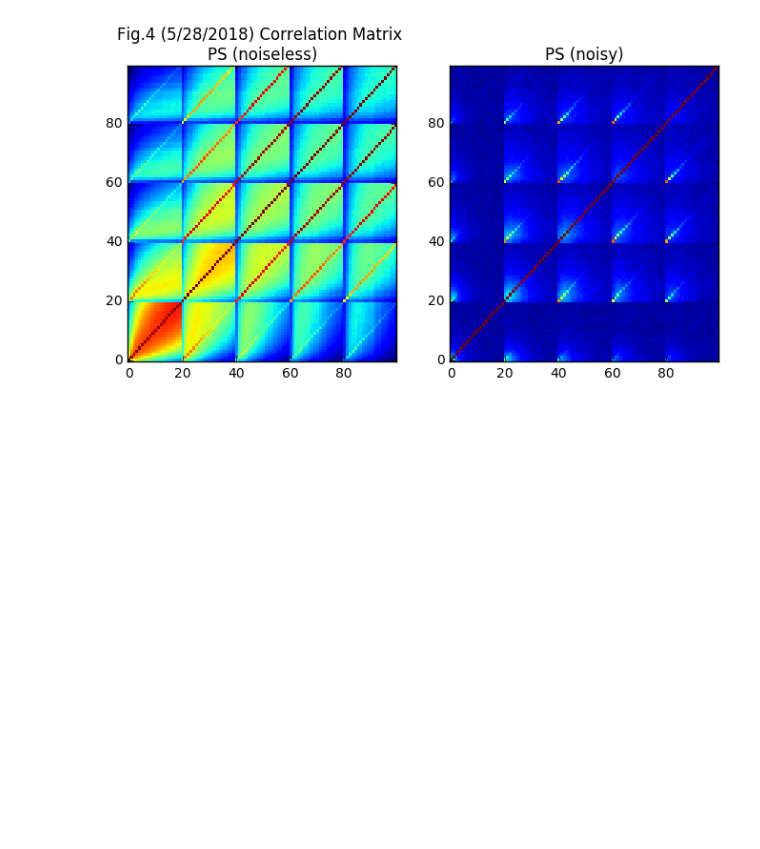
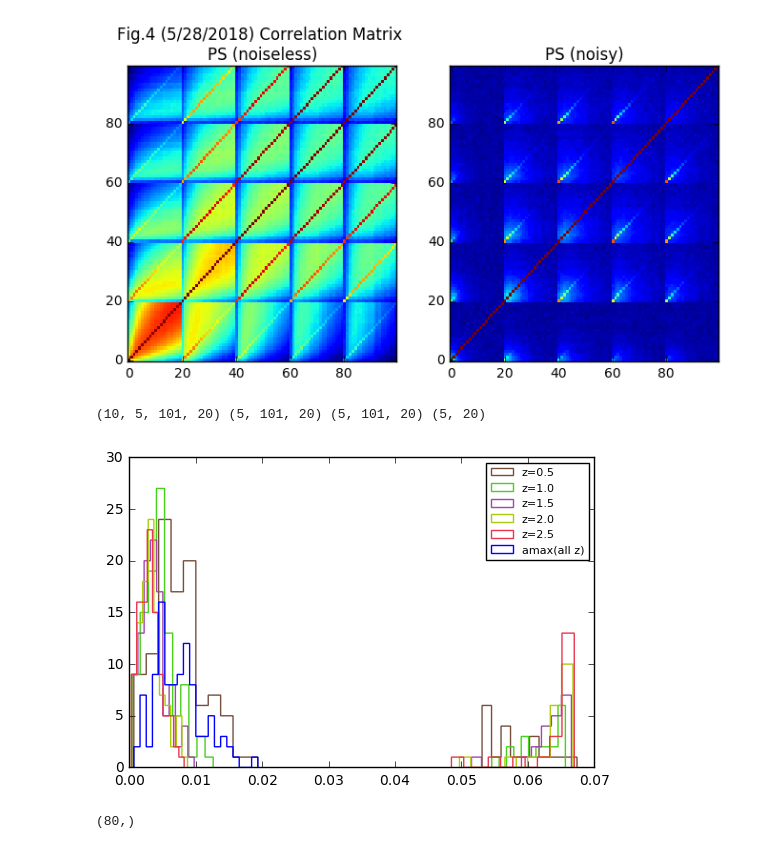
Before and after one commit to liuxx479/PDFs, a Jupyter notebook: test_10k.ipynb, the cells around one changed output. Drawn from its saved outputs; the diff is of its cells as text; code cells hidden in the pictures; blank space fills up the shorter version.

```diff
--- a/test_10k.ipynb
+++ b/test_10k.ipynb
@@ -65,7 +91,7 @@ show()
 # %%
 seed(45)
 f, axes = subplots (1, 2, figsize=(10,4))
-for i in range(5):
+for i in range(Nz):
     icolor=rand(3)
     axes[0].plot(kcenter_gal, pdf1dI[i,1],color=icolor,label='z=%s'%(z_arr[i]))
     axes[1].plot(kcenter_gal, pdf1dN[i,1],color=icolor,label='z=%s'%(z_arr[i]))
@@ -85,8 +111,8 @@ X, Y = meshgrid(kcenter_gal,kcenter_gal)
 seed(45)
 f, axes = subplots (1, 2, figsize=(10,5))
 k=0
-for i in range(5):
-    for j in range(i+1,5):
+for i in range(Nz):
+    for j in range(i+1,Nz):
         icolor=rand(3)
         ilev0=WLanalysis.findlevel(pdf2dI[i,1])
         ilev1=WLanalysis.findlevel(pdf2dN[i,1])
@@ -95,7 +121,7 @@ for i in range(5):
         k+=1
 seed(45)
 proxy=[plt.Rectangle((0,0),1,1,ec=None, fc=rand(3)) for _i_ in range(10)]
-ilabels=['z=(%.1f, %.1f)'%(z_arr[i],z_arr[j]) for i in range(5) for j in range(i+1,5)]
+ilabels=['z=(%.1f, %.1f)'%(z_arr[i],z_arr[j]) for i in range(Nz) for j in range(i+1,Nz)]
 axes[0].legend(proxy, ilabels,loc='best',fontsize=8,ncol=1)
 axes[0].set_title('Fig.3(5/28/2018) 2d PDF  \n noiseless(95% contour)')
 axes[1].set_title('noisy(95% contour)')
@@ -162,3 +209,25 @@ axes[1].set_title('PS (noisy)')
 show()
 # %% [output]
 [figure]
+# %%
+psI1k_std = std(psI1ks,axis=0)
+frac_diff = psI1k_std/psI[:,1].reshape(Nz,1,20)
+idiff = psI[:,1]/psI[:,0]-1
+print psI1ks.shape, psI1k_std.shape, frac_diff.shape, idiff.shape
+
+f,ax=subplots(1,1,figsize=(6,4))
+seed(35)
+for i in range(Nz):
+    icolor=rand(3)
+    ax.hist(mean(frac_diff[i],axis=-1),histtype='step',bins=10, color=icolor, label='z=%s'%(z_arr[i]))
+    ax.hist(abs(idiff[i]),histtype='step',bins=10, color=icolor)#, label='0.1-0eV fiducial')
+ax.hist(amax(mean(frac_diff,axis=-1),axis=0), histtype='step',bins=20,label='amax(all z)')
+ax.legend(fontsize=8,loc='best')
+show()
+
+idx_good = where(amax(mean(frac_diff,axis=-1),axis=0)<0.01)[0][1:]
+print idx_good.shape
+# %% [output]
+(10, 5, 101, 20) (5, 101, 20) (5, 101, 20) (5, 20)
+[figure, added]
+(80,)
```
Also changed, not shown: parts of 17 cells of this notebook, 1 other file.
